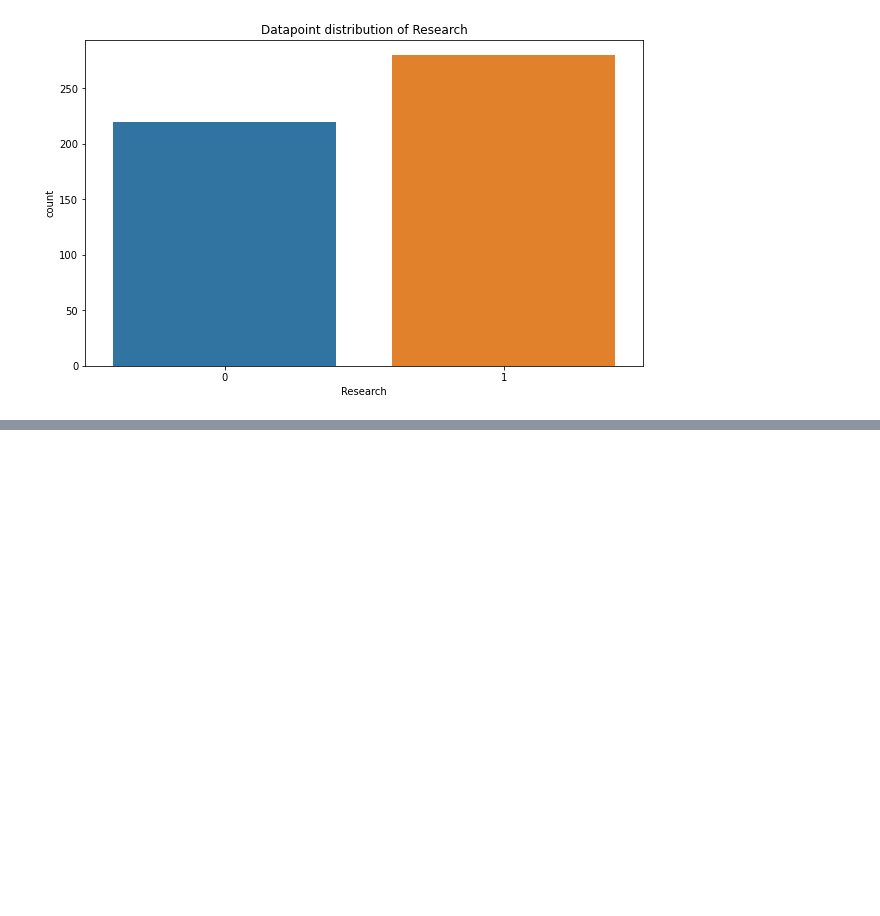
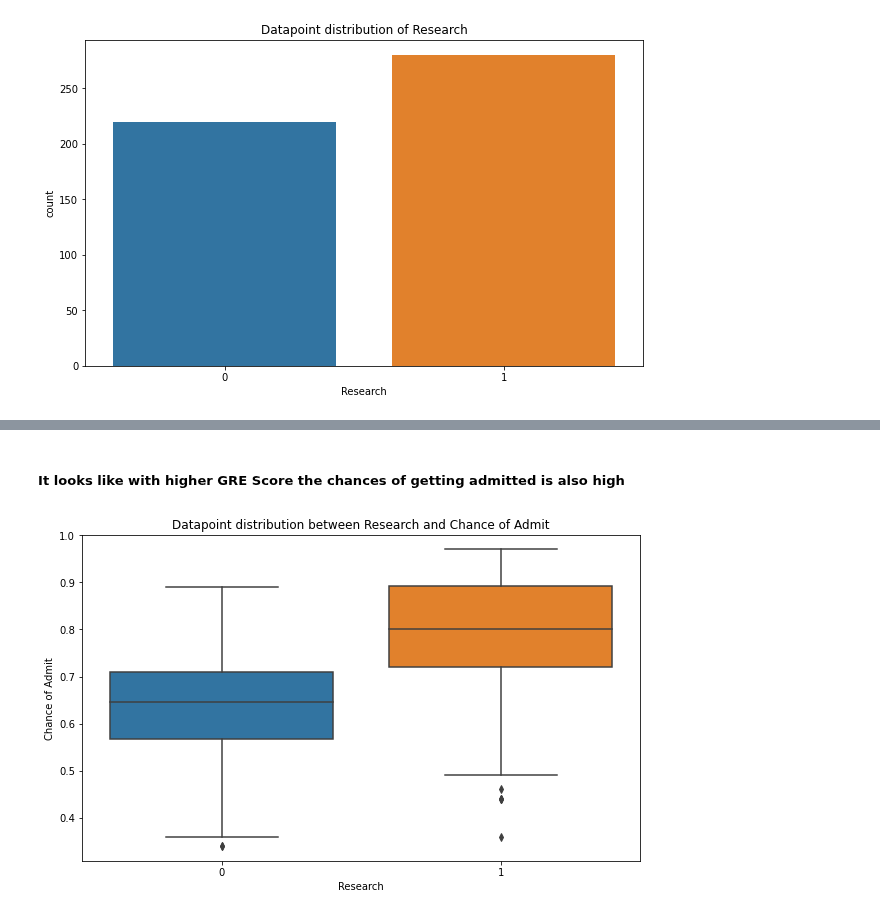
Before and after one commit to anidec25/Linear-Regression, a Jupyter notebook: script.ipynb, the cells around one changed output, grey strips where cells are left out. Saved outputs shown, nothing was run; the diff lists cells and outputs as text; code cells hidden in the pictures; blank space fills up the shorter version.

```diff
--- a/script.ipynb
+++ b/script.ipynb
@@ -145,0 +181,6 @@ Name: Research, dtype: float64
+# %% [markdown]
+##### It looks like with higher GRE Score the chances of getting admitted is also high
+# %%
+plot_boxplot(x=df['Research'], y=df['Chance of Admit'])
+# %% [output]
+[figure, added]
```
Also changed, not shown: parts of 14 cells of this notebook.
